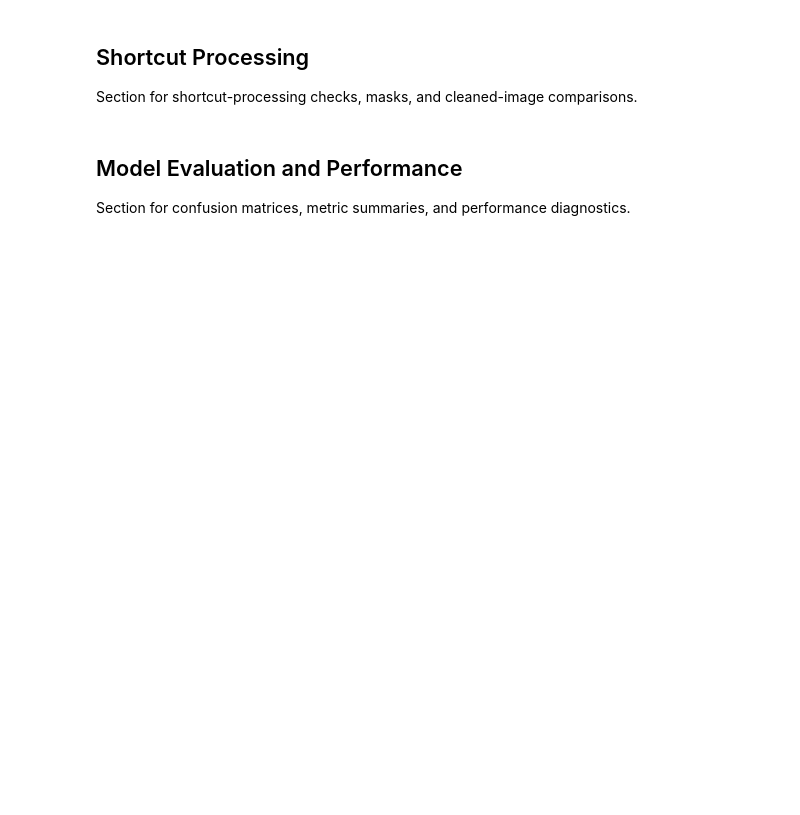
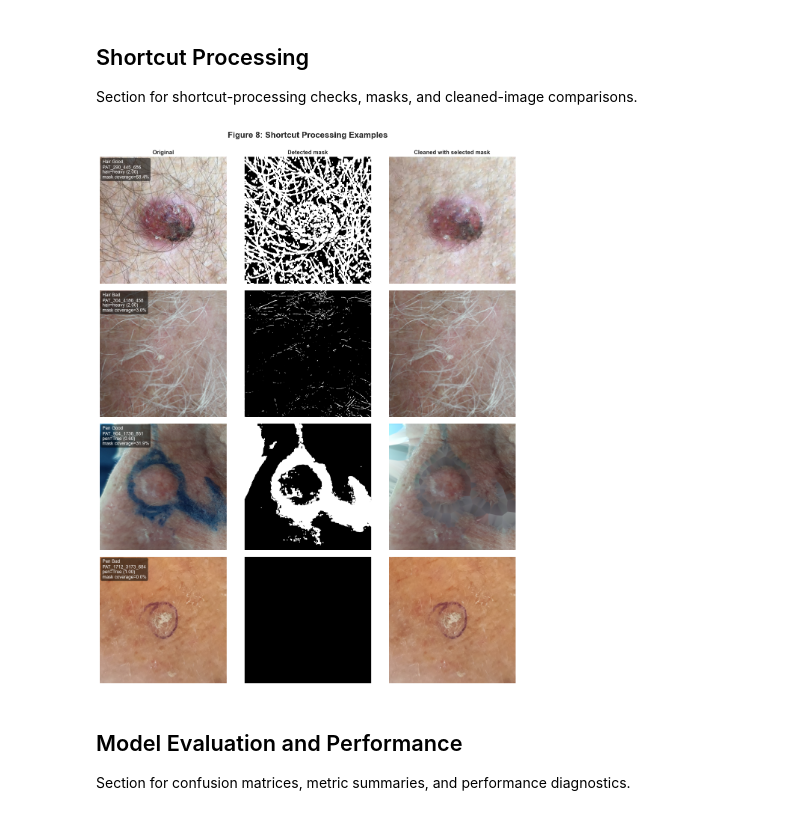
Before and after one commit to dmalinaitis/2026_PDS_MOLE_PATROL, a Jupyter notebook: src/plots_visualised.ipynb, the cells around one changed output. Drawn from its saved outputs; the diff is of its cells as text; code cells hidden in the pictures; blank space fills up the shorter version.

```diff
--- a/src/plots_visualised.ipynb
+++ b/src/plots_visualised.ipynb
@@ -117,6 +202,89 @@ Section for feature distributions, correlations, and summary statistics.
 ## Shortcut Processing
 
 Section for shortcut-processing checks, masks, and cleaned-image comparisons.
+# %%
+import cv2
+
+from main_extraction import load_image_and_mask
+from shortcuts import apply_shortcuts, load_shortcut_annotations
+
+
+SHORTCUT_EXAMPLES = [
+    {"kind": "Hair", "quality": "Good", "img_id": "PAT_290_445_686", "mask": "hair_mask"},
+    {"kind": "Hair", "quality": "Bad", "img_id": "PAT_304_4186_458", "mask": "hair_mask"},
+    {"kind": "Pen", "quality": "Good", "img_id": "PAT_904_1736_851", "mask": "pen_mask"},
+    {"kind": "Pen", "quality": "Bad", "img_id": "PAT_1712_3173_684", "mask": "pen_mask"},
+]
+
+
+def _format_score(score):
+    return "NA" if score is None else f"{score:.2f}"
+
+
+def _mask_coverage(mask):
+    return np.count_nonzero(mask) / mask.size
+
+
+def _clean_with_selected_mask(image_rgb, selected_mask):
+    image_rgb = np.ascontiguousarray(image_rgb[:, :, :3])
+    image_bgr = cv2.cvtColor(image_rgb, cv2.COLOR_RGB2BGR)
+    cleaned_bgr = cv2.inpaint(image_bgr, selected_mask, 3, cv2.INPAINT_TELEA)
+    return cv2.cvtColor(cleaned_bgr, cv2.COLOR_BGR2RGB)
+
+
+def plot_figure_8_shortcut_examples():
+    shortcut_annotations = load_shortcut_annotations()
+    fig, axes = plt.subplots(len(SHORTCUT_EXAMPLES), 3, figsize=(12, 15))
+    column_titles = ["Original", "Detected mask", "Cleaned with selected mask"]
+    for axis, title in zip(axes[0], column_titles):
+        axis.set_title(title, fontsize=11, fontweight="bold")
+
+    for row_idx, example in enumerate(SHORTCUT_EXAMPLES):
+        image, _ = load_image_and_mask(example["img_id"])
+        result = apply_shortcuts(
+            image,
+            img_id=example["img_id"],
+            annotations=shortcut_annotations,
+        )
+        selected_mask = getattr(result, example["mask"])
+        cleaned_image = _clean_with_selected_mask(image, selected_mask)
+        decision = result.decision
+
+        panels = [
+            (image, None),
+            (selected_mask, "gray"),
+            (cleaned_image, None),
+        ]
+        for axis, (panel, cmap) in zip(axes[row_idx], panels):
+            axis.imshow(panel, cmap=cmap, vmin=0 if cmap else None, vmax=255 if cmap else None)
+            axis.axis("off")
+
+        if example["kind"] == "Hair":
+            decision_text = f"hair={decision.hair_level} ({_format_score(decision.hair_score)})"
+        else:
+            decision_text = f"pen={decision.pen_present} ({_format_score(decision.pen_score)})"
+
+        axes[row_idx, 0].text(
+            0.02,
+            0.98,
+            f"{example['kind']} {example['quality']}\n{example['img_id']}\n{decision_text}\nmask coverage={_mask_coverage(selected_mask):.1%}",
+            transform=axes[row_idx, 0].transAxes,
+            ha="left",
+            va="top",
+            fontsize=8.8,
+            color="white",
+            bbox={"boxstyle": "round,pad=0.35", "facecolor": "black", "edgecolor": "none", "alpha": 0.55},
+        )
+
+    fig.suptitle("Figure 8: Shortcut Processing Examples", fontsize=16, fontweight="bold", y=0.995)
+    fig.tight_layout()
+    plt.show()
+    return fig, axes
+
+
+figure_8 = plot_figure_8_shortcut_examples()
+# %% [output]
+[figure, added]
 # %% [markdown]
 ## Model Evaluation and Performance
 
```
Also changed, not shown: parts of 1 cell of this notebook, 4 other files.
